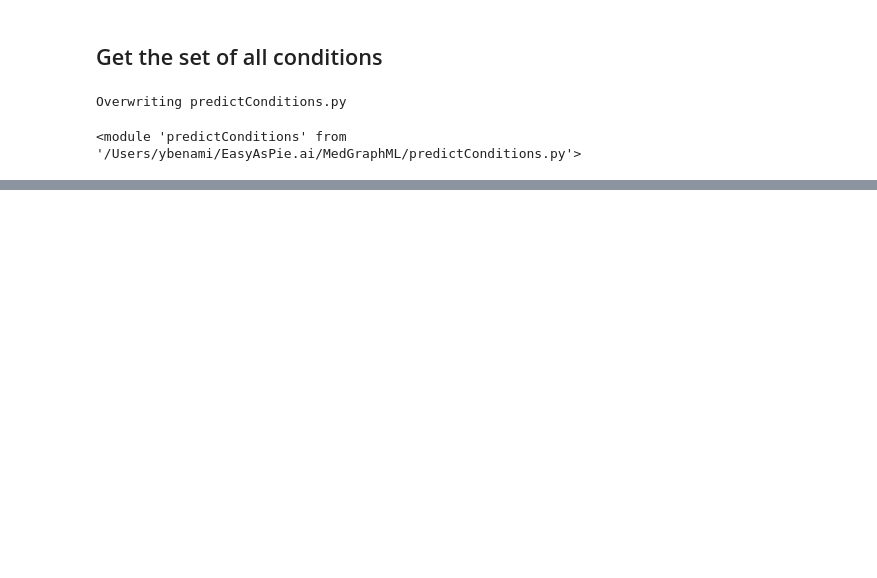
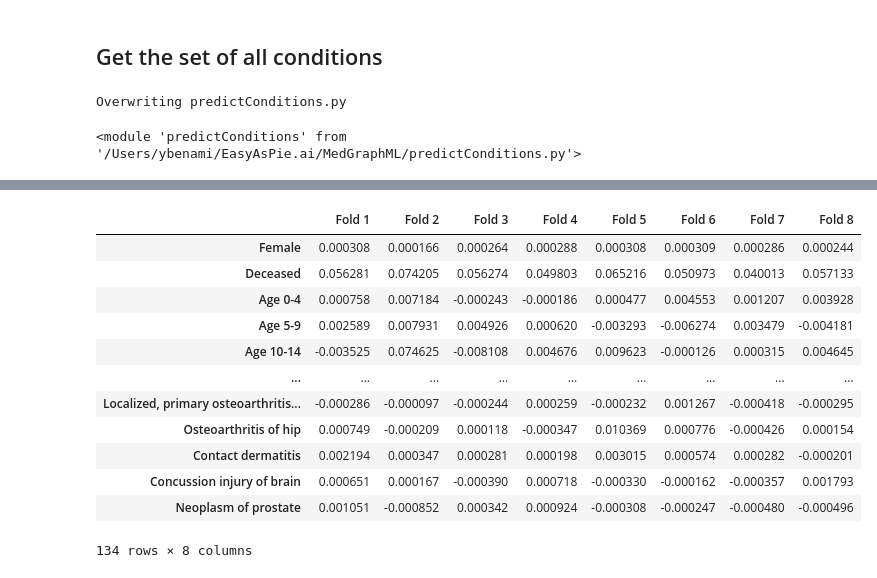
Before and after one commit to futuristacademy/MedGraphML, a Jupyter notebook: predict_conditions.ipynb, the cells around one changed output, grey strips where cells are left out. Drawn from its saved outputs; the diff is of its cells as text; code cells hidden in the pictures; blank space fills up the shorter version.

Commit message:
Output the full cv result.

```diff
--- a/predict_conditions.ipynb
+++ b/predict_conditions.ipynb
@@ -617,0 +576,18 @@ importlib.reload(feature_weighted_mse)
+# %%
+constant_full = pd.read_csv('constant_full.csv', index_col=0)
+
+constant_full
+# %% [output]
+|  | Fold 1 | Fold 2 | Fold 3 | Fold 4 | Fold 5 | Fold 6 | Fold 7 | Fold 8 |
+| Female | 0.000308 | 0.000166 | 0.000264 | 0.000288 | 0.000308 | 0.000309 | 0.000286 | 0.000244 |
+| Deceased | 0.056281 | 0.074205 | 0.056274 | 0.049803 | 0.065216 | 0.050973 | 0.040013 | 0.057133 |
+| Age 0-4 | 0.000758 | 0.007184 | -0.000243 | -0.000186 | 0.000477 | 0.004553 | 0.001207 | 0.003928 |
+| Age 5-9 | 0.002589 | 0.007931 | 0.004926 | 0.000620 | -0.003293 | -0.006274 | 0.003479 | -0.004181 |
+| Age 10-14 | -0.003525 | 0.074625 | -0.008108 | 0.004676 | 0.009623 | -0.000126 | 0.000315 | 0.004645 |
+| ... | ... | ... | ... | ... | ... | ... | ... | ... |
+| Localized, primary osteoarthritis... | -0.000286 | -0.000097 | -0.000244 | 0.000259 | -0.000232 | 0.001267 | -0.000418 | -0.000295 |
+| Osteoarthritis of hip | 0.000749 | -0.000209 | 0.000118 | -0.000347 | 0.010369 | 0.000776 | -0.000426 | 0.000154 |
+| Contact dermatitis | 0.002194 | 0.000347 | 0.000281 | 0.000198 | 0.003015 | 0.000574 | 0.000282 | -0.000201 |
+| Concussion injury of brain | 0.000651 | 0.000167 | -0.000390 | 0.000718 | -0.000330 | -0.000162 | -0.000357 | 0.001793 |
+| Neoplasm of prostate | 0.001051 | -0.000852 | 0.000342 | 0.000924 | -0.000308 | -0.000247 | -0.000480 | -0.000496 |
+134 rows × 8 columns
```
Also changed, not shown: parts of 17 cells of this notebook, 2 other files.
